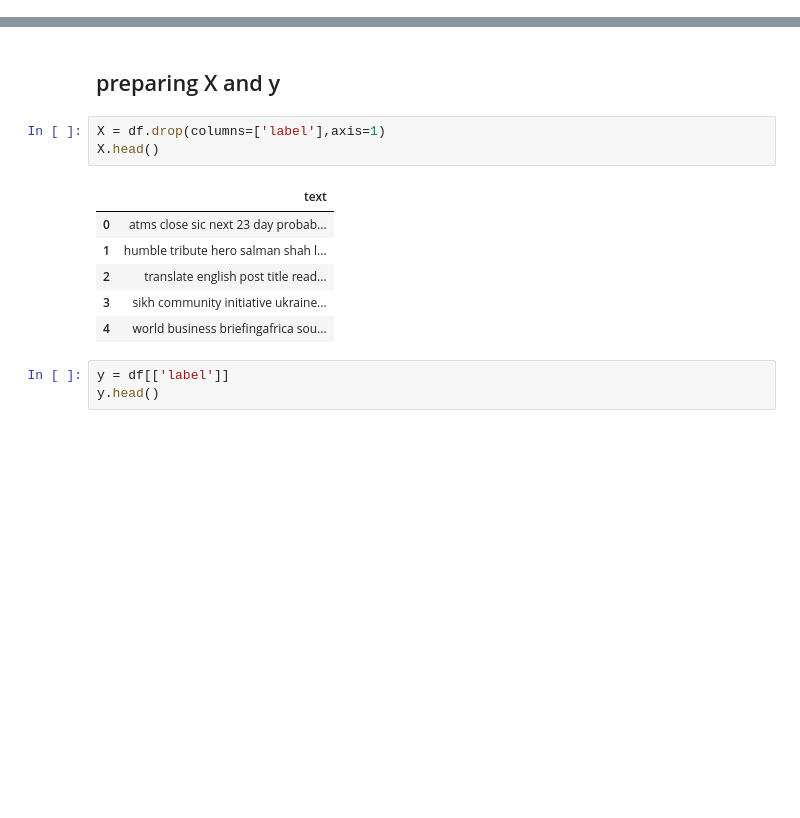
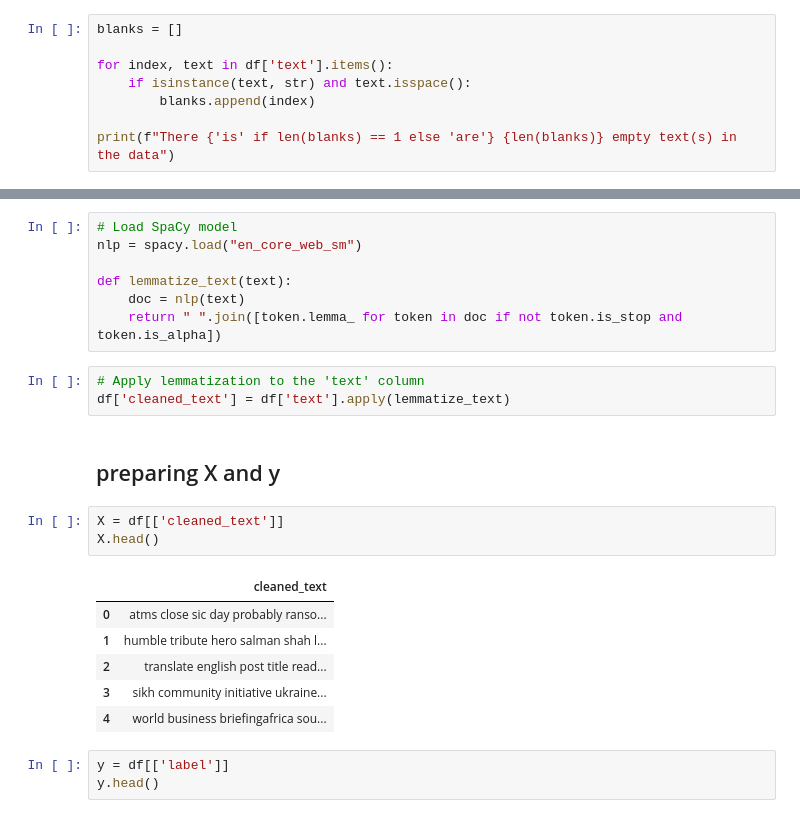
Before and after one commit to khaoula023/Fake-News-detection, a Jupyter notebook: notebook/Model_Training.ipynb, the cells around one changed output, grey strips where cells are left out. Drawn from its saved outputs; the diff is of its cells as text; blank space fills up the shorter version.

Commit message:
Model Training

```diff
--- a/notebook/Model_Training.ipynb
+++ b/notebook/Model_Training.ipynb
@@ -95,0 +107,8 @@ plt.show()
+# %%
+blanks = []
+
+for index, text in df['text'].items():
+    if isinstance(text, str) and text.isspace():
+        blanks.append(index)
+
+print(f"There {'is' if len(blanks) == 1 else 'are'} {len(blanks)} empty text(s) in the data")
@@ -96,11 +119,21 @@ plt.show()
+# %%
+# Load SpaCy model
+nlp = spacy.load("en_core_web_sm")
+
+def lemmatize_text(text):
+    doc = nlp(text)
+    return " ".join([token.lemma_ for token in doc if not token.is_stop and token.is_alpha])
+# %%
+# Apply lemmatization to the 'text' column
+df['cleaned_text'] = df['text'].apply(lemmatize_text)
 # %% [markdown]
 ## preparing X and y
 # %%
-X = df.drop(columns=['label'],axis=1)
+X = df[['cleaned_text']]
 X.head()
 # %% [output]
-|  | text |
-| 0 | atms close sic next 23 day probab... |
+|  | cleaned_text |
+| 0 | atms close sic day probably ranso... |
 | 1 | humble tribute hero salman shah l... |
 | 2 | translate english post title read... |
 | 3 | sikh community initiative ukraine... |
```
Also changed, not shown: parts of 11 cells of this notebook, 12 other files.
